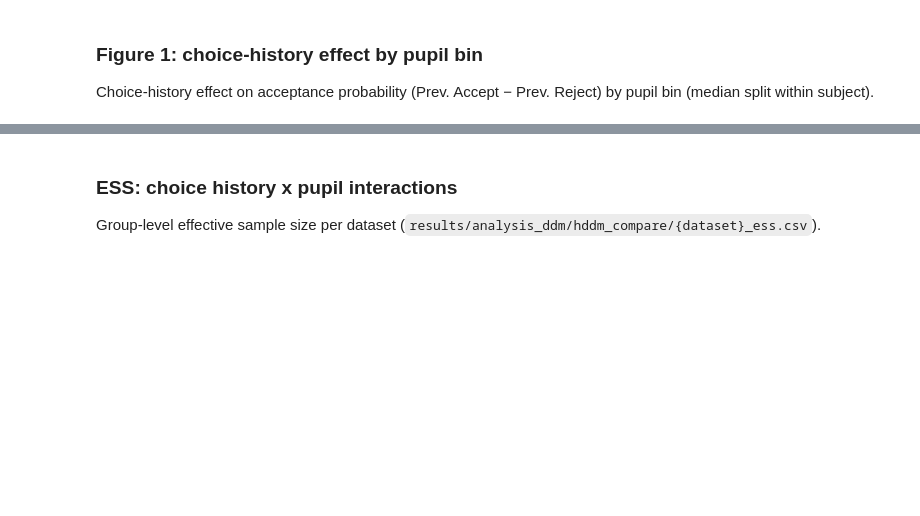
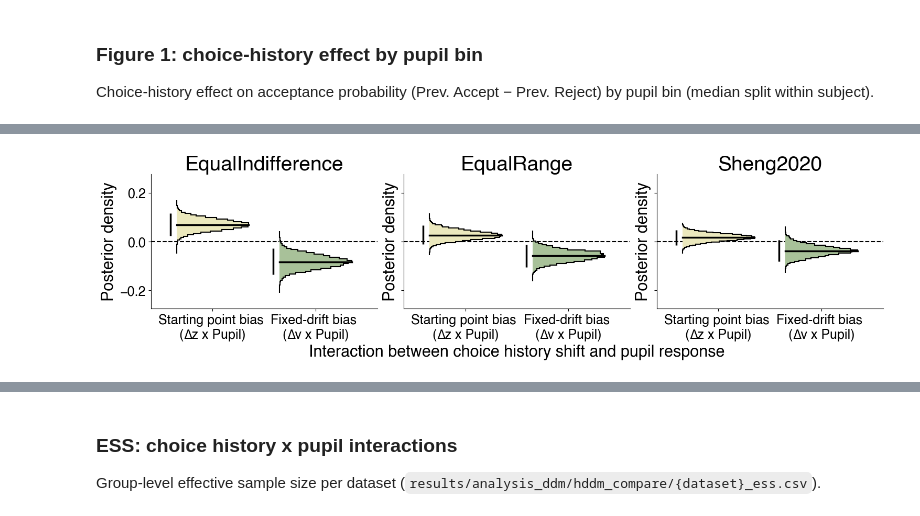
Before and after one commit to GusStgoReyes/riskhistory, a Jupyter notebook: figures_official/figure5.ipynb, the cells around one changed output, grey strips where cells are left out. Drawn from its saved outputs; the diff is of its cells as text; code cells hidden in the pictures; blank space fills up the shorter version.

```diff
--- a/figures_official/figure5.ipynb
+++ b/figures_official/figure5.ipynb
@@ -124,7 +135,0 @@ Pooled group-level posterior per dataset from SP-CH x Pupil, as a sideways histo
-# %%
-fig, ax = plt.subplots(figsize=(6, 4.5), layout="constrained")
-plot_posterior_hists(ax, SP_PUPIL_MODEL, "z_choice_prev1:pupil", "#EBE8BD",
-                     "Pupil x choice history shift\nof the starting point bias")
-
-fig.savefig("saved/figure5_v2_sp_pupil.svg", dpi=300, bbox_inches="tight")
-plt.show()
@@ -136,7 +135,0 @@ Same as Figure 2 for Drift-CH x Pupil: interaction of the choice-history shift o
-# %%
-fig, ax = plt.subplots(figsize=(6, 4.5), layout="constrained")
-plot_posterior_hists(ax, DRIFT_PUPIL_MODEL, "v_Intercept", "#A8C199",
-                     "Pupil x choice history shift\nof the fixed-drift bias")
-
-fig.savefig("saved/figure5_v2_drift_pupil.svg", dpi=300, bbox_inches="tight")
-plt.show()
@@ -145,2 +139,25 @@ plt.show()
+# %%
+PUPIL_HIST_PARAMS = [
+    ("z_choice_prev1:pupil", "#EBE8BD", "Starting point bias \n(∆z x Pupil)"),
+    ("v_choice_prev1:pupil", "#A8C199", "Fixed-drift bias \n(∆v x Pupil)") ]
+
+fig, axes = plt.subplots(nrows=1, ncols=len(DATASETS), figsize=(15, 4),
+                         sharey=True, layout="constrained")
+
+for col, ds in enumerate(DATASETS):
+    ax = axes[col]
+    plot_param_hists(ax, SP_PUPIL_MODEL, ds, PUPIL_HIST_PARAMS)
+    ax.set_title(DATASET_LABELS.get(ds, ds))
+    style_axis(ax, col, xlabel="Interaction between choice history shift and pupil response")
+
+axes[0].set_ylabel("Posterior density")
+axes[1].set_ylabel("Posterior density")
+axes[2].set_ylabel("Posterior density")
+axes[0].set_ylim(-0.275, 0.275)
+
+fig.savefig("saved/figure5_v2_pupil_hists.svg", dpi=300, bbox_inches="tight")
+plt.show()
+# %% [output]
+[figure, added]
 # %% [markdown]
 ### Figure 4: LOO improvement of the pupil DDMs over SP-Drift-CH
```
Also changed, not shown: parts of 12 cells of this notebook, 25 other files.
